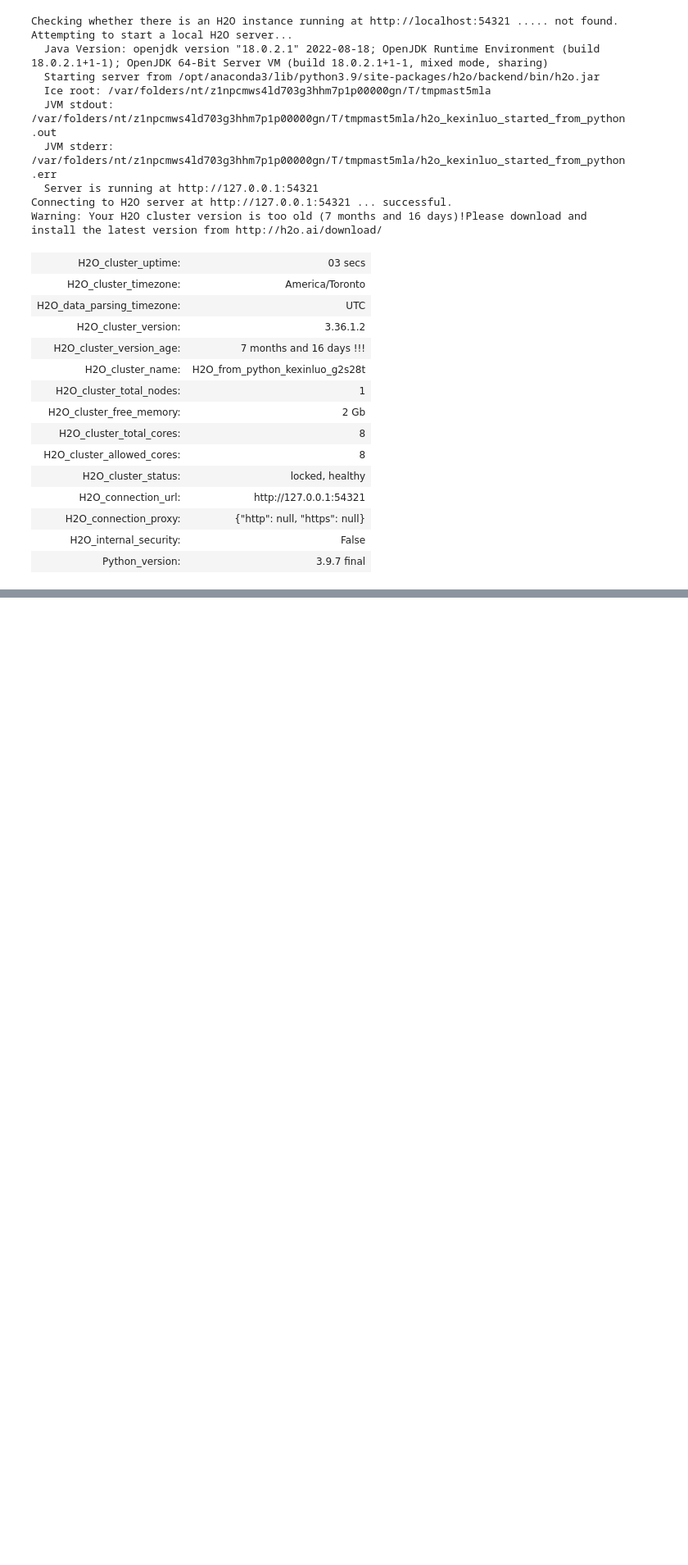
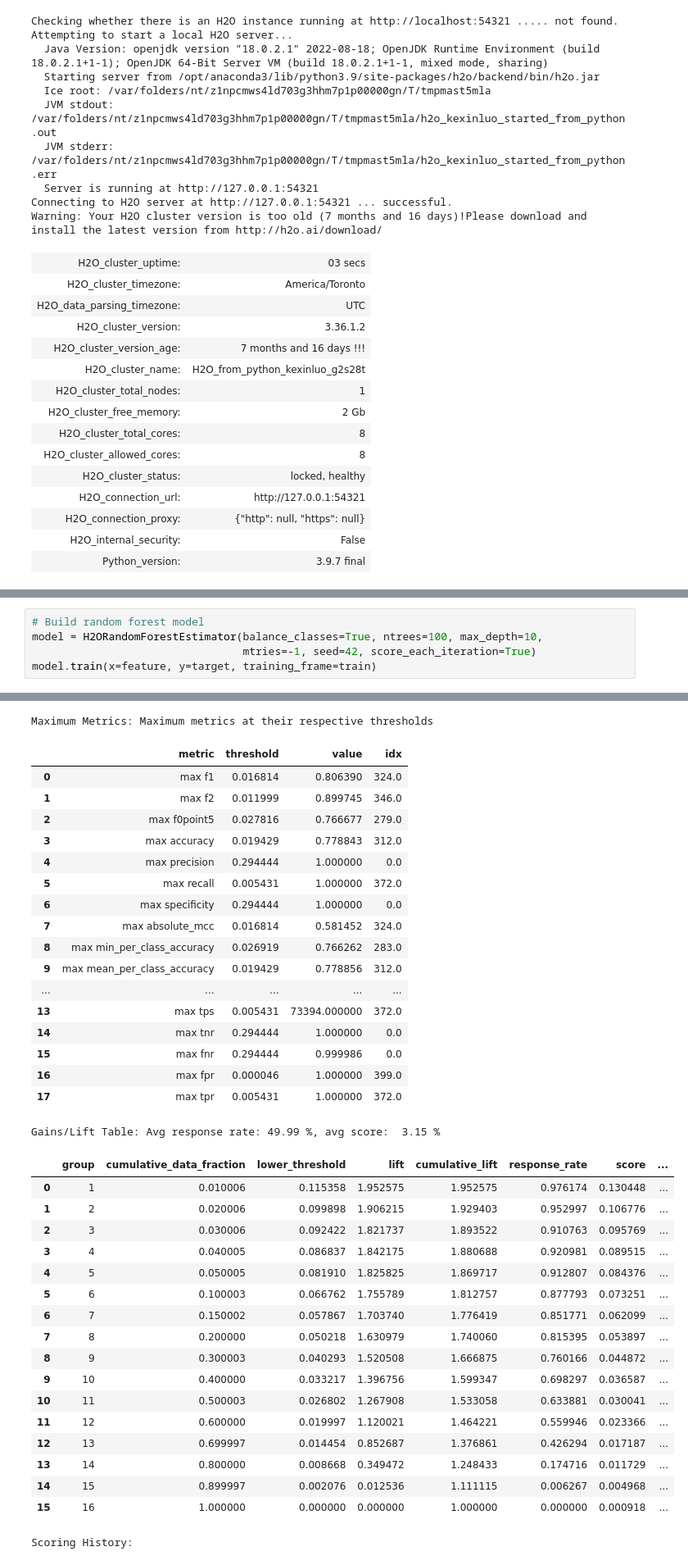
Before and after one commit to kluo9/DS_CASE, a Jupyter notebook: email.ipynb, the cells around one changed output, grey strips where cells are left out. Shown at 82% size. Saved outputs shown, nothing was run; the diff lists cells and outputs as text; blank space fills up the shorter version.

```diff
--- a/email.ipynb
+++ b/email.ipynb
@@ -318,0 +319,6 @@ target = 'clicked'
+# %%
+# Build random forest model
+model = H2ORandomForestEstimator(balance_classes=True, ntrees=100, max_depth=10,
+                                 mtries=-1, seed=42, score_each_iteration=True)
+model.train(x=feature, y=target, training_frame=train)
+# %% [output]
@@ -318,0 +351,37 @@ target = 'clicked'
+Maximum Metrics: Maximum metrics at their respective thresholds
+|  | metric | threshold | value | idx |
+| 0 | max f1 | 0.016814 | 0.806390 | 324.0 |
+| 1 | max f2 | 0.011999 | 0.899745 | 346.0 |
+| 2 | max f0point5 | 0.027816 | 0.766677 | 279.0 |
+| 3 | max accuracy | 0.019429 | 0.778843 | 312.0 |
+| 4 | max precision | 0.294444 | 1.000000 | 0.0 |
+| 5 | max recall | 0.005431 | 1.000000 | 372.0 |
+| 6 | max specificity | 0.294444 | 1.000000 | 0.0 |
+| 7 | max absolute_mcc | 0.016814 | 0.581452 | 324.0 |
+| 8 | max min_per_class_accuracy | 0.026919 | 0.766262 | 283.0 |
+| 9 | max mean_per_class_accuracy | 0.019429 | 0.778856 | 312.0 |
+| ... | ... | ... | ... | ... |
+| 13 | max tps | 0.005431 | 73394.000000 | 372.0 |
+| 14 | max tnr | 0.294444 | 1.000000 | 0.0 |
+| 15 | max fnr | 0.294444 | 0.999986 | 0.0 |
+| 16 | max fpr | 0.000046 | 1.000000 | 399.0 |
+| 17 | max tpr | 0.005431 | 1.000000 | 372.0 |
+Gains/Lift Table: Avg response rate: 49.99 %, avg score:  3.15 %
+|  | group | cumulative_data_fraction | lower_threshold | lift | cumulative_lift | response_rate | score | ... |
+| 0 | 1 | 0.010006 | 0.115358 | 1.952575 | 1.952575 | 0.976174 | 0.130448 | ... |
+| 1 | 2 | 0.020006 | 0.099898 | 1.906215 | 1.929403 | 0.952997 | 0.106776 | ... |
+| 2 | 3 | 0.030006 | 0.092422 | 1.821737 | 1.893522 | 0.910763 | 0.095769 | ... |
+| 3 | 4 | 0.040005 | 0.086837 | 1.842175 | 1.880688 | 0.920981 | 0.089515 | ... |
+| 4 | 5 | 0.050005 | 0.081910 | 1.825825 | 1.869717 | 0.912807 | 0.084376 | ... |
+| 5 | 6 | 0.100003 | 0.066762 | 1.755789 | 1.812757 | 0.877793 | 0.073251 | ... |
+| 6 | 7 | 0.150002 | 0.057867 | 1.703740 | 1.776419 | 0.851771 | 0.062099 | ... |
+| 7 | 8 | 0.200000 | 0.050218 | 1.630979 | 1.740060 | 0.815395 | 0.053897 | ... |
+| 8 | 9 | 0.300003 | 0.040293 | 1.520508 | 1.666875 | 0.760166 | 0.044872 | ... |
+| 9 | 10 | 0.400000 | 0.033217 | 1.396756 | 1.599347 | 0.698297 | 0.036587 | ... |
+| 10 | 11 | 0.500003 | 0.026802 | 1.267908 | 1.533058 | 0.633881 | 0.030041 | ... |
+| 11 | 12 | 0.600000 | 0.019997 | 1.120021 | 1.464221 | 0.559946 | 0.023366 | ... |
+| 12 | 13 | 0.699997 | 0.014454 | 0.852687 | 1.376861 | 0.426294 | 0.017187 | ... |
+| 13 | 14 | 0.800000 | 0.008668 | 0.349472 | 1.248433 | 0.174716 | 0.011729 | ... |
+| 14 | 15 | 0.899997 | 0.002076 | 0.012536 | 1.111115 | 0.006267 | 0.004968 | ... |
+| 15 | 16 | 1.000000 | 0.000000 | 0.000000 | 1.000000 | 0.000000 | 0.000918 | ... |
+Scoring History:
```
Also changed, not shown: parts of 5 cells of this notebook.
